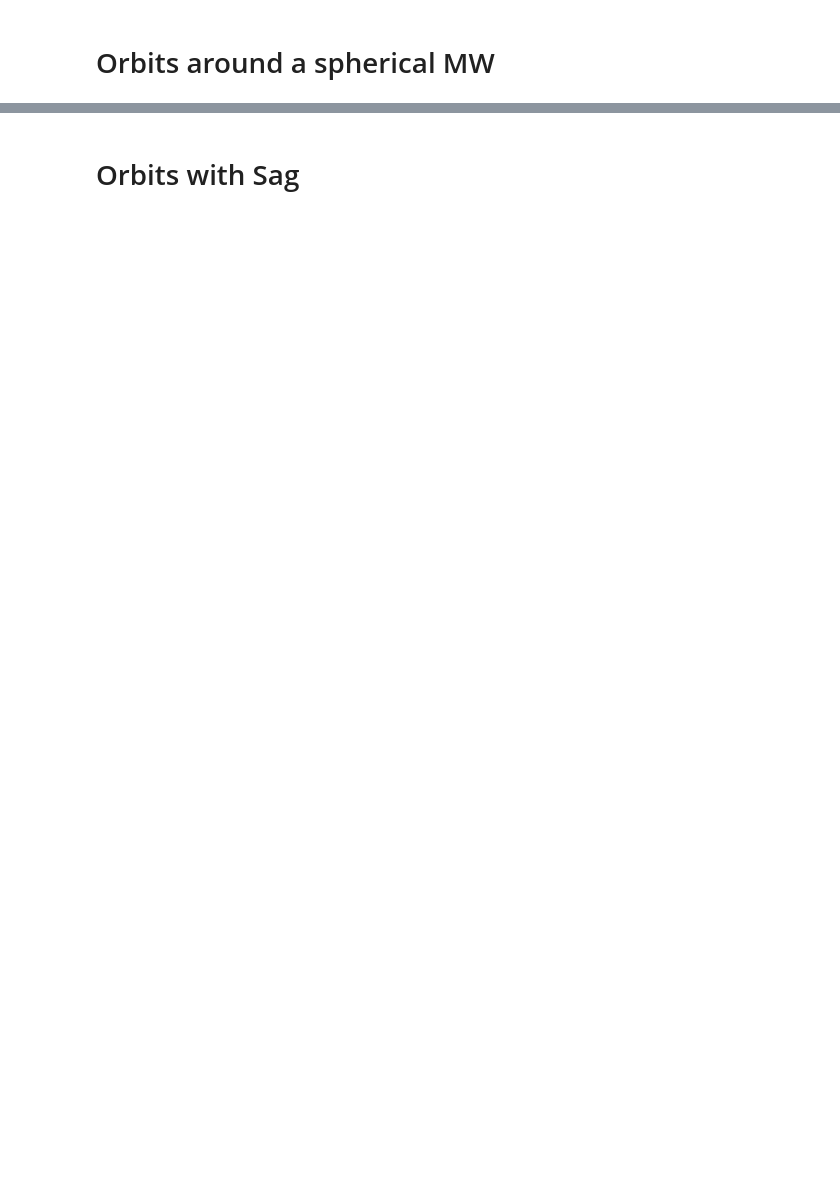
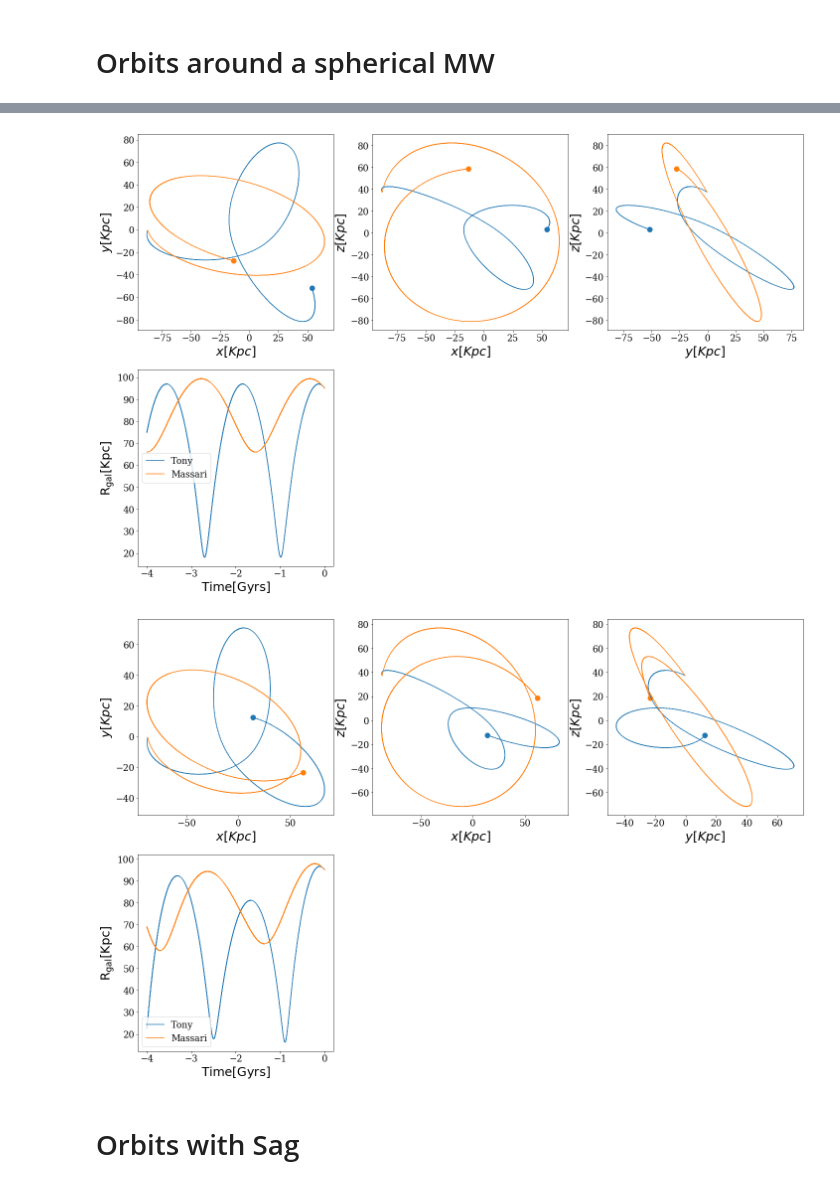
Before and after one commit to jngaravitoc/test_orbits, a Jupyter notebook: exploratory_code/orbits_MW.ipynb, the cells around one changed output, grey strips where cells are left out. Drawn from its saved outputs; the diff is of its cells as text; code cells hidden in the pictures; blank space fills up the shorter version.

```diff
--- a/exploratory_code/orbits_MW.ipynb
+++ b/exploratory_code/orbits_MW.ipynb
@@ -320,5 +369,16 @@ using a non-integer number instead of an integer will result in an error in the
 # %%
 plot_3d_orbit(posNGC_sphMW, 'NGC_spherical_MW')
+# %%
+orbit_plots(t0, posNGC_sphMW, xyz2=posNGC_sphMW_M)
+
+plt.savefig('NGC2419_sphMW.pdf', bbox_inches='tight', dpi=300)
+#orbit_plots(t0_t, posNGC_sphMW_t)
+#orbit_plots(t0_tM, posNGC_sphMW_tM)
+orbit_plots(t0_t, posNGC_sphMW_t, xyz2=posNGC_sphMW_tM)
+plt.savefig('NGC2419_Triaxial_MW.pdf', bbox_inches='tight', dpi=300)
+# %% [output]
+[figure, added]
+[figure, added]
 # %% [markdown]
 # Orbits with Sag
 # %%
```
Also changed, not shown: parts of 54 cells of this notebook, 17 other files.
